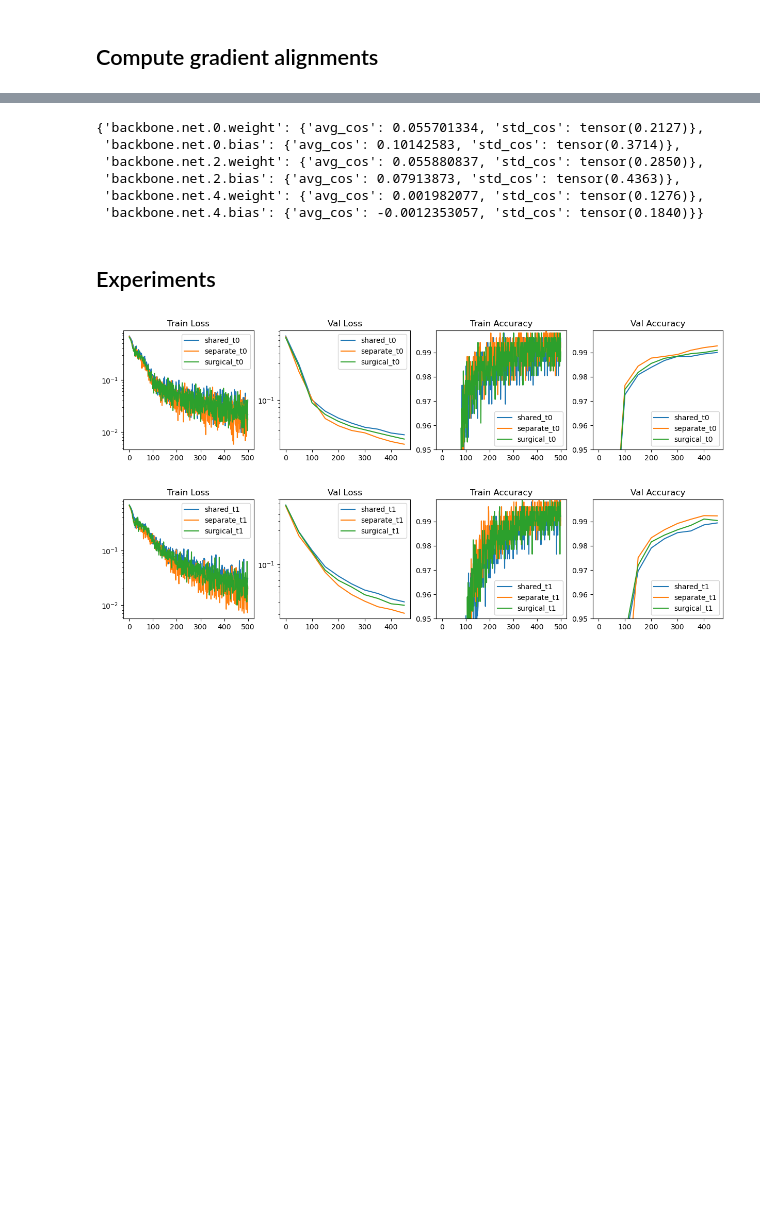
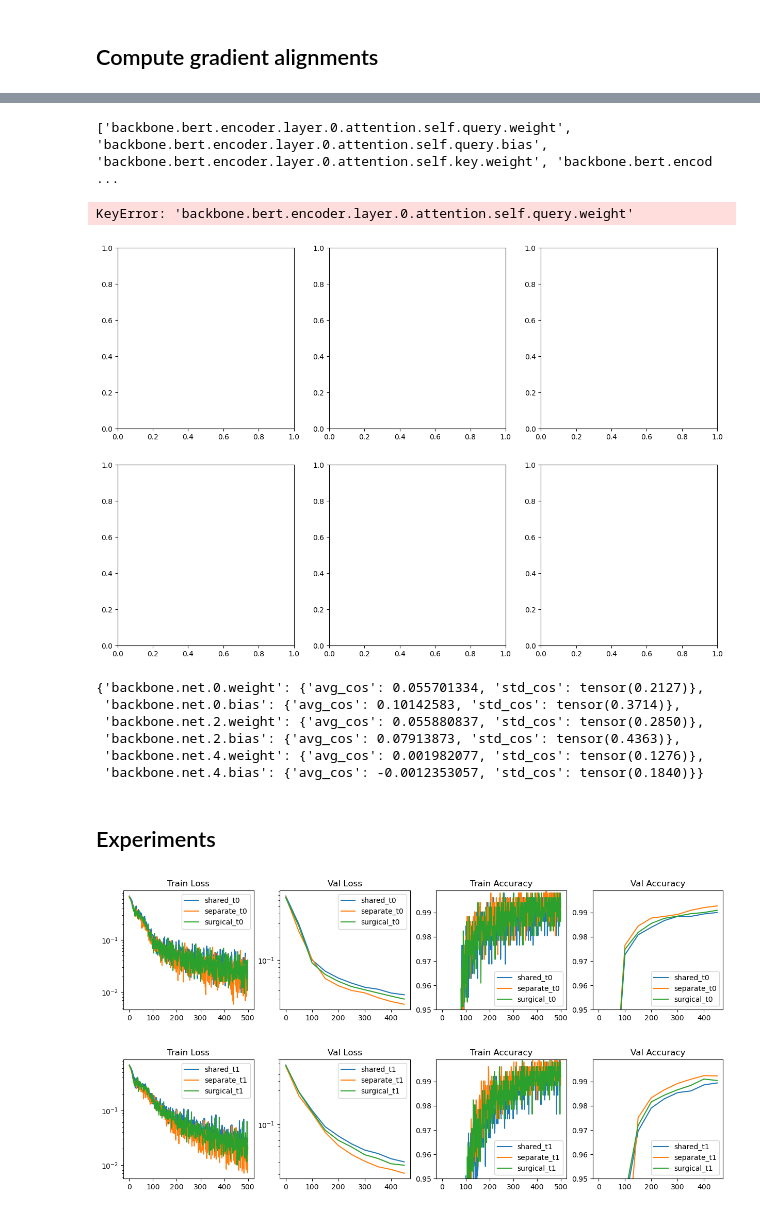
Before and after one commit to zedian/CS330-FinalProject, a Jupyter notebook: nb-lang/experiment.ipynb, the cells around one changed output, grey strips where cells are left out. Drawn from its saved outputs; the diff is of its cells as text; code cells hidden in the pictures; blank space fills up the shorter version.

```diff
--- a/nb-lang/experiment.ipynb
+++ b/nb-lang/experiment.ipynb
@@ -51,4 +51,5 @@ tasks = {
     'mrpc': get_language_task('glue/mrpc'),
     'qnli': get_language_task('glue/qnli'),
 }
+task_keys = list(tasks.keys())
 # %% [output]
@@ -69,12 +70,14 @@ Loading cached processed dataset at /home/jovyan/.cache/huggingface/datasets/glu
 ## Compute gradient alignments
 # %%
 modelShared = experiment_lang.TaskAwareBert(bert, list(tasks.keys()), 'shared').to(device)
-
+modelShared = modelShared.train()
+print(modelShared.training)
 
 grads = train.get_gradients(
     model=modelShared,
     tasks=tasks,
     steps=200,
     lr=3e-4,
+    DEVICE=device
 )
 # %% [output]
@@ -81,0 +105,2 @@ AttributeError: 'dict' object has no attribute 'detach'
+# %%
+modelShared.train()
@@ -82,39 +165,43 @@ AttributeError: 'dict' object has no attribute 'detach'
 # %%
-param_keys = ['backbone.' + k for k in list(modelShared.backbone.state_dict().keys())]
+param_keys = ['backbone.' + k for k in modelShared.backbone_trainables]
 print(param_keys)
 
 heuristic_results = {}
 
 # plots
 n_rows = 2
 n_cols = 3
 fig, axes = plt.subplots(n_rows, n_cols, figsize=(15, 10))
 
 for i, key in enumerate(param_keys):
     # get gradients
-    g0 = stack_grad(grads, 't0', key)
-    g1 = stack_grad(grads, 't1', key)
+    g0 = utils.stack_grad(grads, task_keys[0], key)
+    g1 = utils.stack_grad(grads, task_keys[1], key)
 
     # heuristics computations
     cosine = torch.sum(F.normalize(g0, dim=-1) * F.normalize(g1, dim=-1), dim=-1)
     smooth_cos = low_pass_filter(cosine[None], filter_size=10)[0][0]
 
     avg_smoothed_cos = smooth_cos.mean()
     std_cos = cosine.std()
 
     heuristic_results[key] = {'avg_cos': avg_smoothed_cos, 'std_cos': std_cos}
 
     # plot
     row, col = i // n_cols, i % n_cols
     ax = axes[row][col]
     ax.set_title(key)
     if col == 0:
         ax.set_ylabel('Gradient cosine similarity')
     if row == n_rows - 1:
         ax.set_xlabel('Step')
     ax.set_ylim([-1.1, 1.1])
     ax.plot(cosine, color='teal', alpha=0.2)
     ax.plot(smooth_cos, color='teal')
+# %% [output]
+['backbone.bert.encoder.layer.0.attention.self.query.weight', 'backbone.bert.encoder.layer.0.attention.self.query.bias', 'backbone.bert.encoder.layer.0.attention.self.key.weight', 'backbone.bert.encod ...
+KeyError: 'backbone.bert.encoder.layer.0.attention.self.query.weight'
+[figure, added]
 # %%
 heuristic_results
 # %% [output]
```
Also changed, not shown: parts of 5 cells of this notebook, 4 other files.
